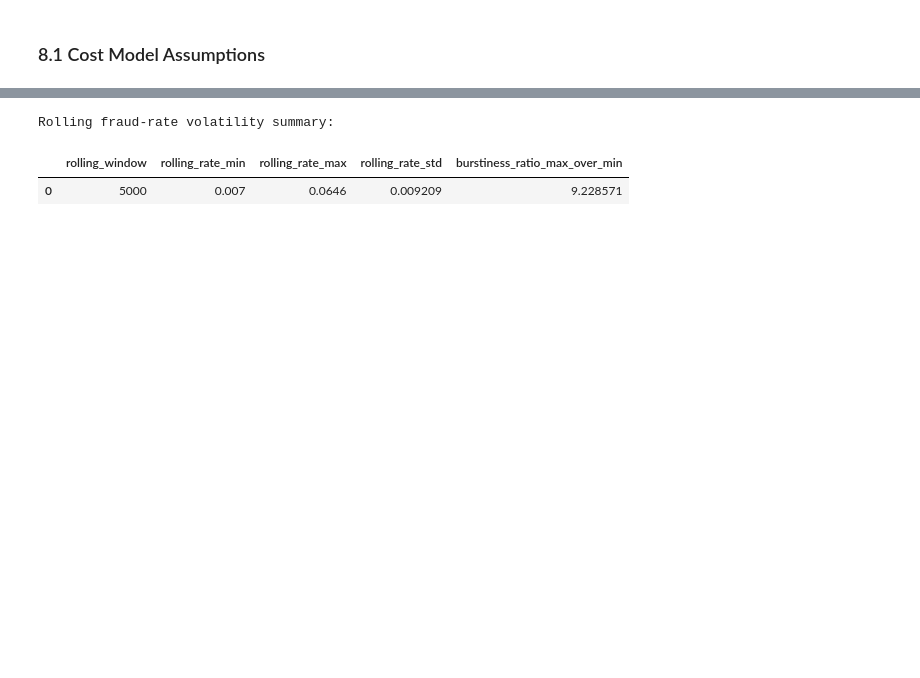
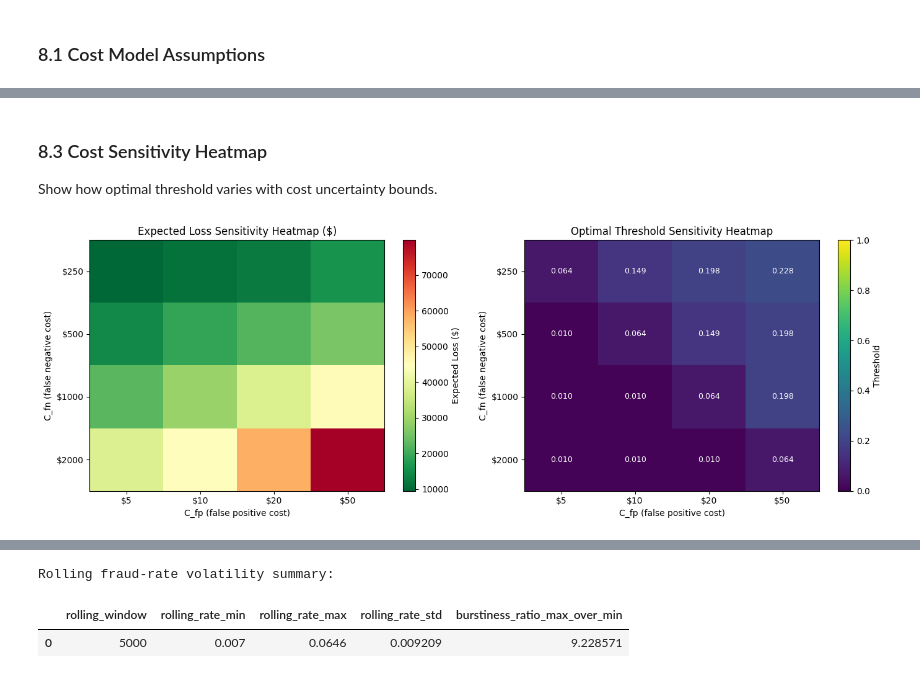
Before and after one commit to joshlaubach/fraud-detection-pipeline, a Jupyter notebook: fraud_pipeline.ipynb, the cells around one changed output, grey strips where cells are left out. Saved outputs shown, nothing was run; the diff lists cells and outputs as text; code cells hidden in the pictures; blank space fills up the shorter version.

```diff
--- a/fraud_pipeline.ipynb
+++ b/fraud_pipeline.ipynb
@@ -1656,0 +2121,76 @@ Data-optimal threshold          : 0.0644
+# %% [markdown]
+### 8.3 Cost Sensitivity Heatmap
+
+Show how optimal threshold varies with cost uncertainty bounds.
+# %%
+# 8.3 Cost Sensitivity Heatmap
+# Show how optimal threshold varies under cost uncertainty
+
+cost_fn_range = np.array([250, 500, 1000, 2000])  # range around C_FN=$500
+cost_fp_range = np.array([5, 10, 20, 50])  # range around C_FP=$10
+
+sensitivity_matrix = np.zeros((len(cost_fn_range), len(cost_fp_range)))
+threshold_matrix = np.zeros_like(sensitivity_matrix)
+
+for i, c_fn in enumerate(cost_fn_range):
+    for j, c_fp in enumerate(cost_fp_range):
+        # Compute optimal threshold for this cost pair
+        threshold_rows_sens = [threshold_stats(y_valid, valid_scores, t, fn_cost=c_fn, fp_cost=c_fp)
+                               for t in thresholds_grid]
+        threshold_df_sens = pd.DataFrame(threshold_rows_sens)
+        best_idx_sens = threshold_df_sens["expected_loss"].idxmin()
+
+        sensitivity_matrix[i, j] = threshold_df_sens.loc[best_idx_sens, "expected_loss"]
+        threshold_matrix[i, j] = threshold_df_sens.loc[best_idx_sens, "threshold"]
+
+# Plot heatmaps
+fig, axs = plt.subplots(1, 2, figsize=(14, 5))
+
+# Expected loss heatmap
+im1 = axs[0].imshow(sensitivity_matrix, cmap="RdYlGn_r", aspect="auto")
+axs[0].set_xticks(range(len(cost_fp_range)))
+axs[0].set_yticks(range(len(cost_fn_range)))
+axs[0].set_xticklabels([f"${x}" for x in cost_fp_range])
+axs[0].set_yticklabels([f"${x}" for x in cost_fn_range])
+axs[0].set_xlabel(r"$C_{FP}$ (false positive cost)")
+axs[0].set_ylabel(r"$C_{FN}$ (false negative cost)")
+axs[0].set_title("Expected Loss Sensitivity Heatmap ($)")
+plt.colorbar(im1, ax=axs[0], label="Expected Loss ($)")
+
+# Optimal threshold heatmap
+im2 = axs[1].imshow(threshold_matrix, cmap="viridis", aspect="auto", vmin=0, vmax=1)
+axs[1].set_xticks(range(len(cost_fp_range)))
+axs[1].set_yticks(range(len(cost_fn_range)))
+axs[1].set_xticklabels([f"${x}" for x in cost_fp_range])
+axs[1].set_yticklabels([f"${x}" for x in cost_fn_range])
+axs[1].set_xlabel(r"$C_{FP}$ (false positive cost)")
+axs[1].set_ylabel(r"$C_{FN}$ (false negative cost)")
+axs[1].set_title("Optimal Threshold Sensitivity Heatmap")
+plt.colorbar(im2, ax=axs[1], label="Threshold")
+
+# Annotate threshold values
+for i in range(len(cost_fn_range)):
+    for j in range(len(cost_fp_range)):
+        text = axs[1].text(j, i, f"{threshold_matrix[i, j]:.3f}",
+                          ha="center", va="center", color="white", fontsize=9)
+
+plt.tight_layout()
+plt.show()
+
+print("Threshold sensitivity under cost uncertainty:")
+print("=" * 70)
+print(f"{'C_fn / C_fp':<15} | {'Optimal tau':<15} | {'Expected Loss':<15}")
+print("=" * 70)
+for i, c_fn in enumerate(cost_fn_range):
+    for j, c_fp in enumerate(cost_fp_range):
+        ratio = c_fn / c_fp
+        tau_opt = threshold_matrix[i, j]
+        loss_opt = sensitivity_matrix[i, j]
+        print(f"${c_fn:>4} / ${c_fp:>2} ({ratio:>6.1f}x) | tau={tau_opt:>6.4f}  | ${loss_opt:>13,.0f}")
+
+print("\nInterpretation:")
+print(f"- Current assumption: C_fn=${C_FN:.2f}, C_fp=${C_FP:.2f} → tau={optimal_threshold:.4f}")
+print(f"- If C_fn were 2x higher (${C_FN*2:.2f}): threshold would move LOWER (more aggressive flagging)")
+print(f"- If C_fp were 2x higher (${C_FP*2:.2f}): threshold would move HIGHER (more conservative)")
+# %% [output]
+[figure, added]
```
Also changed, not shown: parts of 71 cells of this notebook, 3 other files.
